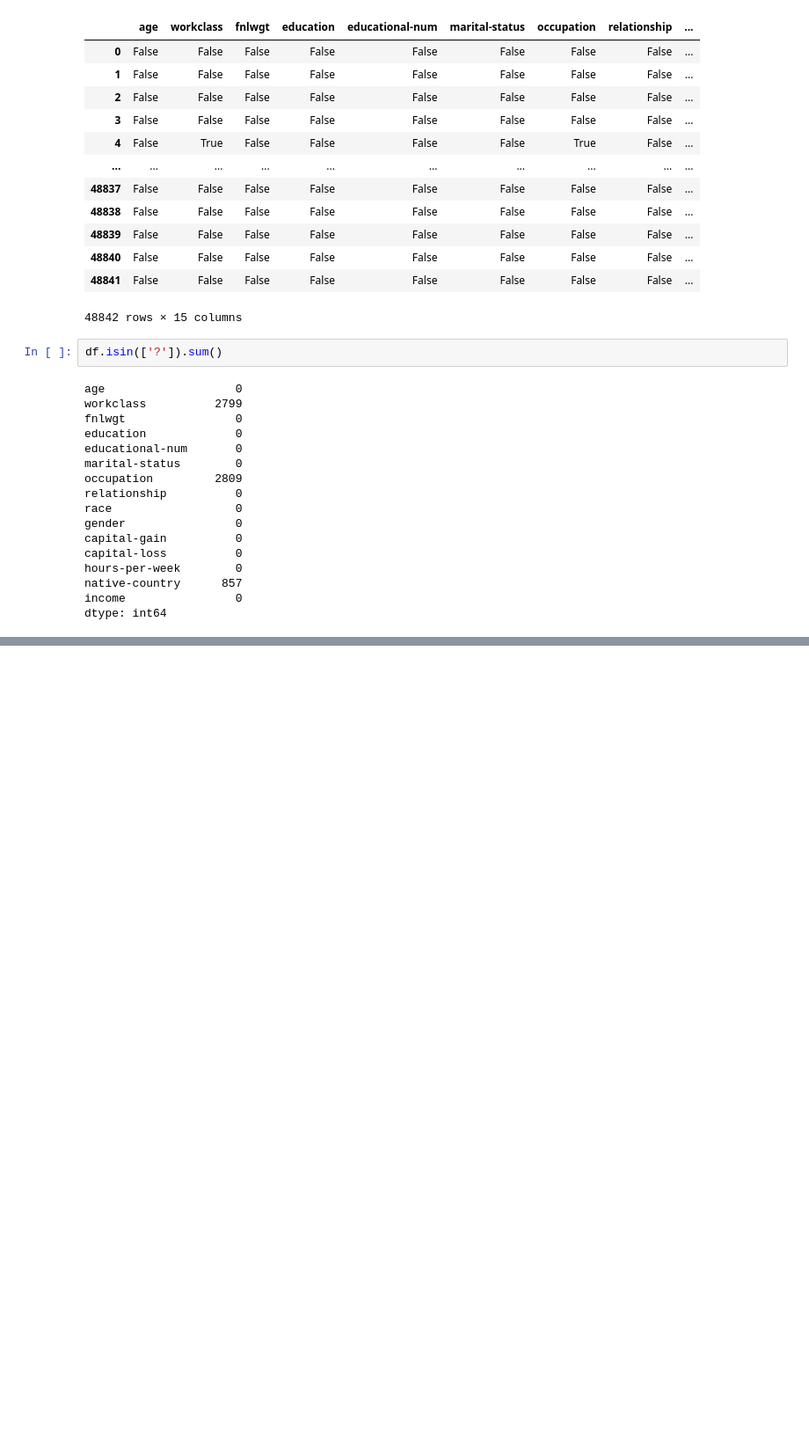
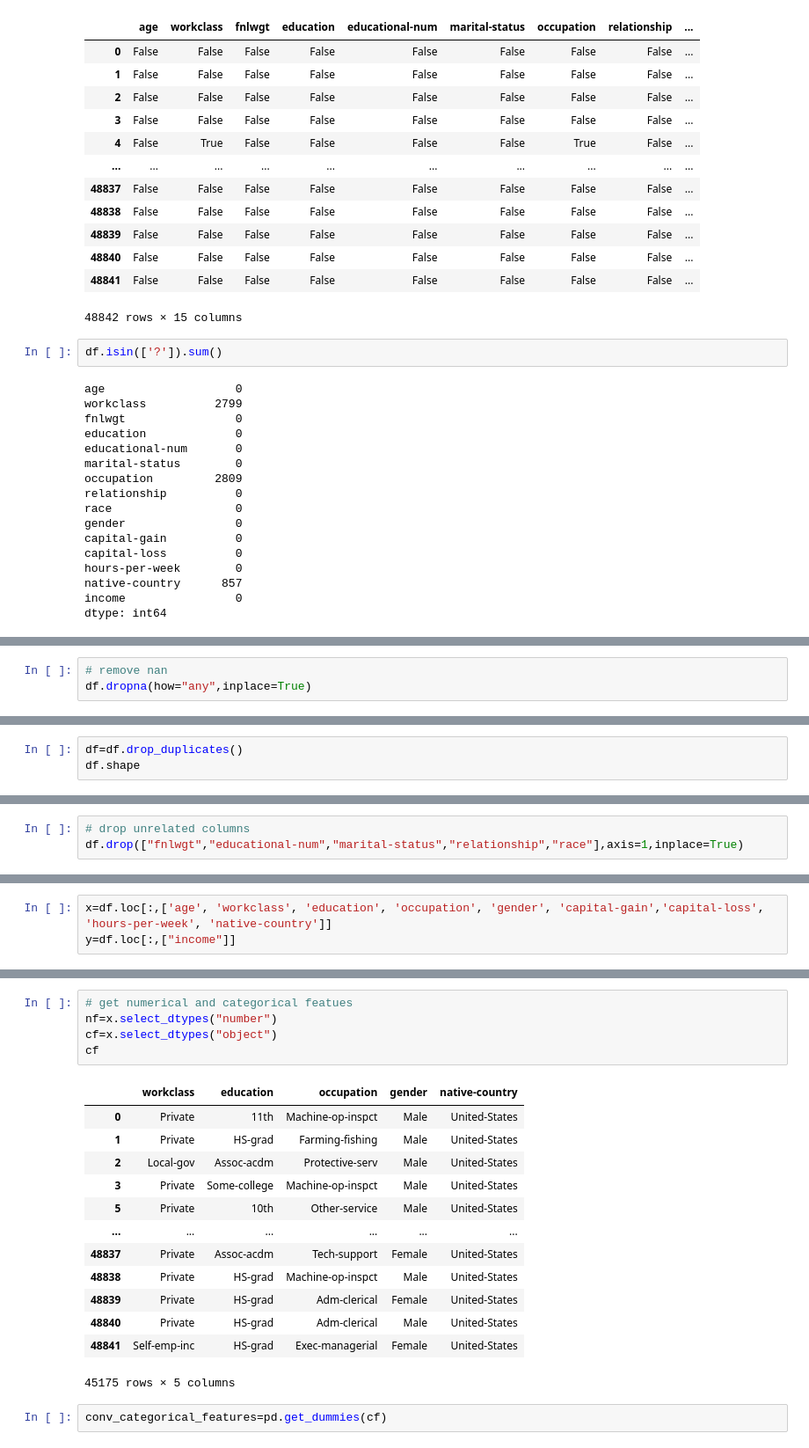
Before and after one commit to Pavan-B-N/ML, a Jupyter notebook: incomePrediction.ipynb, the cells around one changed output, grey strips where cells are left out. Shown: that part at 88% size. Drawn from its saved outputs; the diff is of its cells as text; blank space fills up the shorter version.

```diff
--- a/incomePrediction.ipynb
+++ b/incomePrediction.ipynb
@@ -50,0 +59,3 @@ dtype: int64
+# %%
+# remove nan
+df.dropna(how="any",inplace=True)
@@ -50,0 +70,3 @@ dtype: int64
+# %%
+df=df.drop_duplicates()
+df.shape
@@ -50,0 +83,3 @@ dtype: int64
+# %%
+# drop unrelated columns
+df.drop(["fnlwgt","educational-num","marital-status","relationship","race"],axis=1,inplace=True)
@@ -50,0 +92,3 @@ dtype: int64
+# %%
+x=df.loc[:,['age', 'workclass', 'education', 'occupation', 'gender', 'capital-gain','capital-loss', 'hours-per-week', 'native-country']]
+y=df.loc[:,["income"]]
@@ -50,0 +123,21 @@ dtype: int64
+# %%
+# get numerical and categorical featues
+nf=x.select_dtypes("number")
+cf=x.select_dtypes("object")
+cf
+# %% [output]
+|  | workclass | education | occupation | gender | native-country |
+| 0 | Private | 11th | Machine-op-inspct | Male | United-States |
+| 1 | Private | HS-grad | Farming-fishing | Male | United-States |
+| 2 | Local-gov | Assoc-acdm | Protective-serv | Male | United-States |
+| 3 | Private | Some-college | Machine-op-inspct | Male | United-States |
+| 5 | Private | 10th | Other-service | Male | United-States |
+| ... | ... | ... | ... | ... | ... |
+| 48837 | Private | Assoc-acdm | Tech-support | Female | United-States |
+| 48838 | Private | HS-grad | Machine-op-inspct | Male | United-States |
+| 48839 | Private | HS-grad | Adm-clerical | Female | United-States |
+| 48840 | Private | HS-grad | Adm-clerical | Male | United-States |
+| 48841 | Self-emp-inc | HS-grad | Exec-managerial | Female | United-States |
+45175 rows × 5 columns
+# %%
+conv_categorical_features=pd.get_dummies(cf)
```
Also changed, not shown: parts of 17 cells of this notebook, 1 other file.
